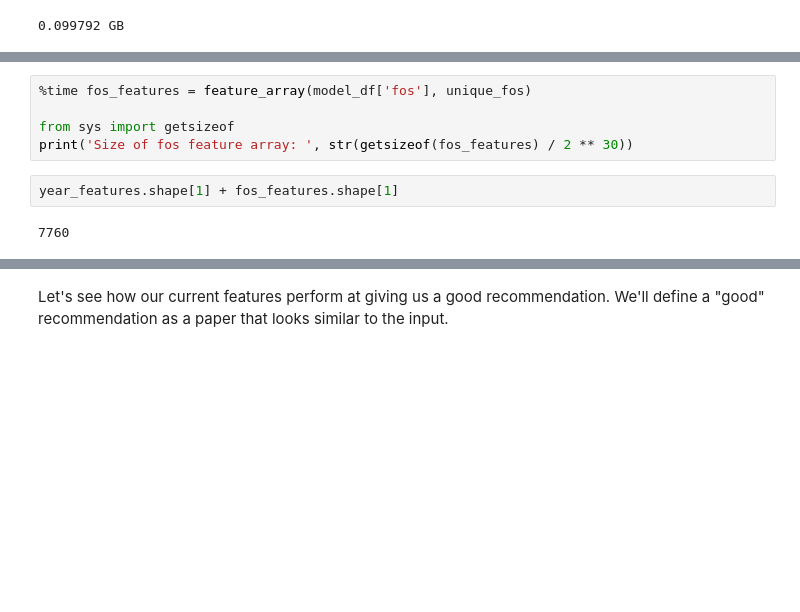
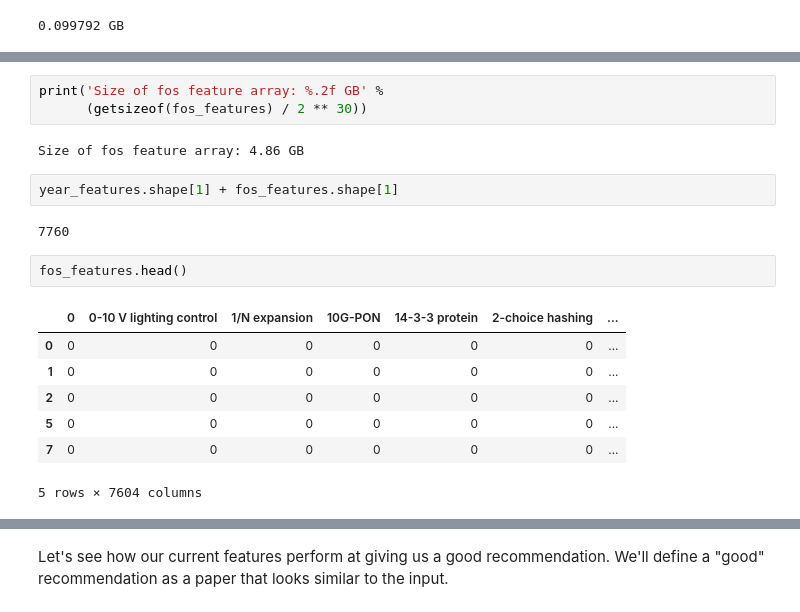
Before and after one commit to LearningChanging/feature-engineering-book, a Jupyter notebook: 9.2 第一关：数据导入、清理和特征解析.ipynb, the cells around one changed output, grey strips where cells are left out. Saved outputs shown, nothing was run; the diff lists cells and outputs as text; blank space fills up the shorter version.

```diff
--- a/9.2 第一关：数据导入、清理和特征解析.ipynb
+++ b/9.2 第一关：数据导入、清理和特征解析.ipynb
@@ -159,9 +165,19 @@ print('%f GB' % float(getsizeof(year_features) / 2 ** 30))
 # %%
-%time fos_features = feature_array(model_df['fos'], unique_fos)
-
-from sys import getsizeof
-print('Size of fos feature array: ', str(getsizeof(fos_features) / 2 ** 30))
+print('Size of fos feature array: %.2f GB' %
+      (getsizeof(fos_features) / 2 ** 30))
+# %% [output]
+Size of fos feature array: 4.86 GB
 # %%
 year_features.shape[1] + fos_features.shape[1]
 # %% [output]
 7760
+# %%
+fos_features.head()
+# %% [output]
+|  | 0 | 0-10 V lighting control | 1/N expansion | 10G-PON | 14-3-3 protein | 2-choice hashing | ... |
+| 0 | 0 | 0 | 0 | 0 | 0 | 0 | ... |
+| 1 | 0 | 0 | 0 | 0 | 0 | 0 | ... |
+| 2 | 0 | 0 | 0 | 0 | 0 | 0 | ... |
+| 5 | 0 | 0 | 0 | 0 | 0 | 0 | ... |
+| 7 | 0 | 0 | 0 | 0 | 0 | 0 | ... |
+5 rows × 7604 columns
```
Also changed, not shown: parts of 19 cells of this notebook.
